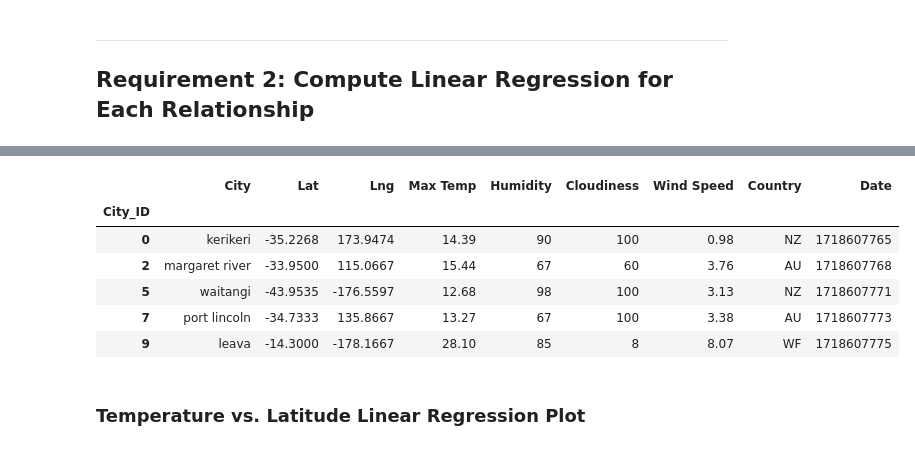
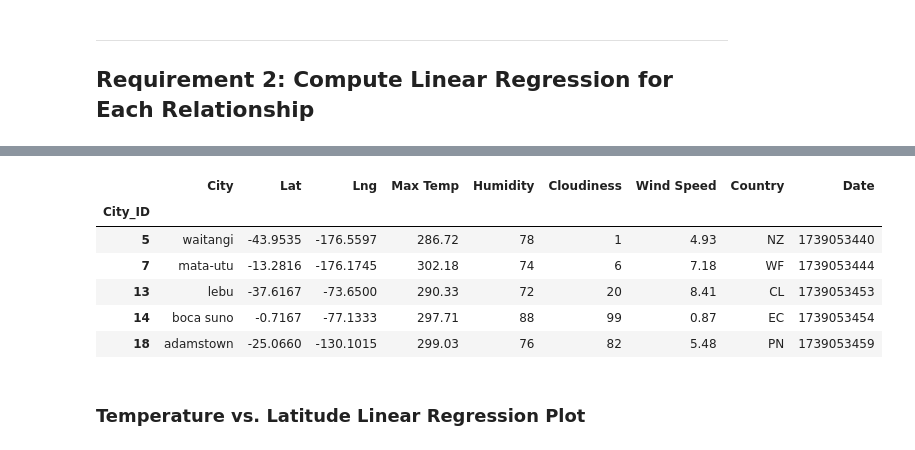
Before and after one commit to ConstCorrectness/python-api-challenge, a Jupyter notebook: WeatherPy/WeatherPy.ipynb, the cells around one changed output, grey strips where cells are left out. Cells and saved outputs as stored; diff of their text form; code cells hidden in the pictures.

```diff
--- a/WeatherPy/WeatherPy.ipynb
+++ b/WeatherPy/WeatherPy.ipynb
@@ -297,16 +335,16 @@ northern_hemi_df.head()
 # %%
 # Create a DataFrame with the Southern Hemisphere data (Latitude < 0)
-# YOUR CODE HERE
+southern_hemi_df = city_data_df[city_data_df['Lat'] < 0]
 
 # Display sample data
 southern_hemi_df.head()
 # %% [output]
 |  | City | Lat | Lng | Max Temp | Humidity | Cloudiness | Wind Speed | Country | Date |
 | City_ID |  |  |  |  |  |  |  |  |  |
-| 0 | kerikeri | -35.2268 | 173.9474 | 14.39 | 90 | 100 | 0.98 | NZ | 1718607765 |
-| 2 | margaret river | -33.9500 | 115.0667 | 15.44 | 67 | 60 | 3.76 | AU | 1718607768 |
-| 5 | waitangi | -43.9535 | -176.5597 | 12.68 | 98 | 100 | 3.13 | NZ | 1718607771 |
-| 7 | port lincoln | -34.7333 | 135.8667 | 13.27 | 67 | 100 | 3.38 | AU | 1718607773 |
-| 9 | leava | -14.3000 | -178.1667 | 28.10 | 85 | 8 | 8.07 | WF | 1718607775 |
+| 5 | waitangi | -43.9535 | -176.5597 | 286.72 | 78 | 1 | 4.93 | NZ | 1739053440 |
+| 7 | mata-utu | -13.2816 | -176.1745 | 302.18 | 74 | 6 | 7.18 | WF | 1739053444 |
+| 13 | lebu | -37.6167 | -73.6500 | 290.33 | 72 | 20 | 8.41 | CL | 1739053453 |
+| 14 | boca suno | -0.7167 | -77.1333 | 297.71 | 88 | 99 | 0.87 | EC | 1739053454 |
+| 18 | adamstown | -25.0660 | -130.1015 | 299.03 | 76 | 82 | 5.48 | PN | 1739053459 |
 # %% [markdown]
 ###  Temperature vs. Latitude Linear Regression Plot
```
Also changed, not shown: parts of 37 cells of this notebook, 13 other files.
